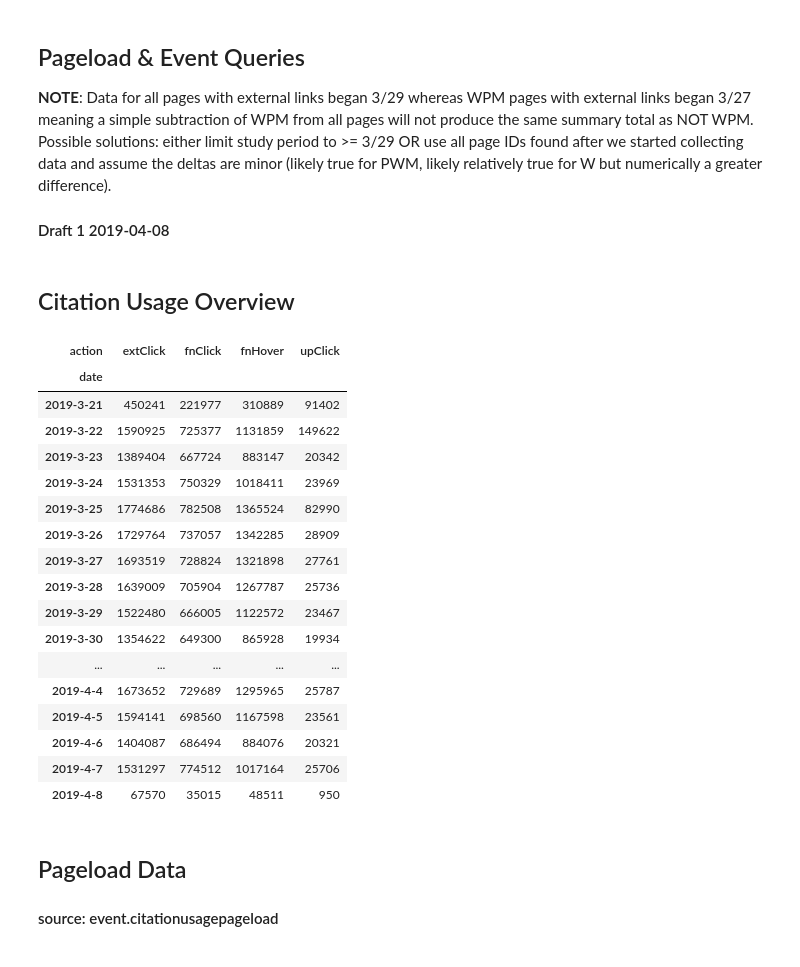
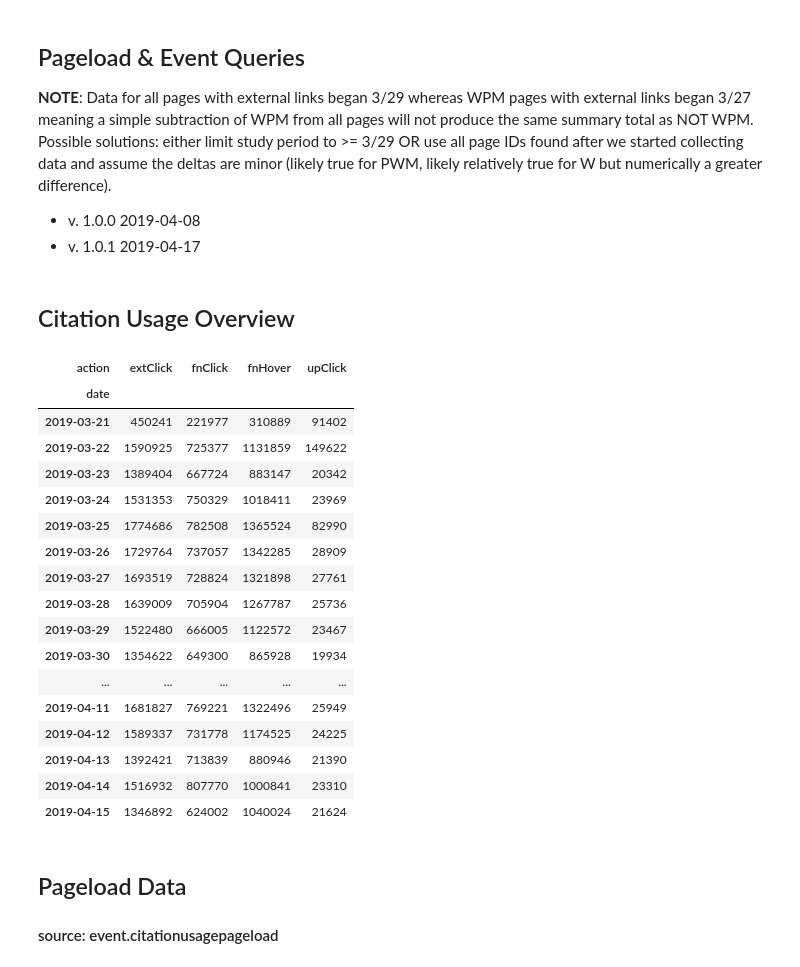
Before and after one commit to elifesciences-publications/wiki-citation-usage, a Jupyter notebook: pageload-event.ipynb, the cells around one changed output. Drawn from its saved outputs; the diff is of its cells as text; code cells hidden in the pictures.

```diff
--- a/pageload-event.ipynb
+++ b/pageload-event.ipynb
@@ -1,7 +1,8 @@
 # %% [markdown]
 ## Pageload & Event Queries
 **NOTE**: Data for all pages with external links began 3/29 whereas WPM pages with external links began 3/27 meaning a simple subtraction of WPM from all pages will not produce the same summary total as NOT WPM. Possible solutions: either limit study period to >= 3/29 OR use all page IDs found after we started collecting data and assume the deltas are minor (likely true for PWM, likely relatively true for W but numerically a greater difference).
-#### Draft 1 2019-04-08
+- v. 1.0.0 2019-04-08
+- v. 1.0.1 2019-04-17
 # %%
 # basic setup
 # use PySpark YARN kernel
@@ -26,52 +22,56 @@ def daterange(start_date, end_date):
 # %%
+# required to iterate the range of dates
+def daterange(start_date, end_date):
+    for n in range(int ((end_date - start_date).days)):
+        yield start_date + timedelta(n)
+
 # set date ranges for all queries
 start_date = date(2019, 3, 21)
 end_date = date(2019, 4, 22)
+date_format = '%Y-%m-%d'
+start_date_string = start_date.strftime(date_format)
+end_date_string = end_date.strftime(date_format)
 # %% [markdown]
 ## Citation Usage Overview
 # %%
 # show citationusage events by date and type
 
 events_query = """
-SELECT CONCAT(year, '-', month, '-', day) date, event.action, count(*) count
+SELECT to_date(dt) date, event.action, COUNT(*) count
 FROM event.citationusage
 WHERE wiki = 'enwiki'
-AND day = {}
-AND month = {}
-AND year = {}
+AND to_date(dt) >= '{}'
+AND to_date(dt) <= '{}'
 AND useragent.is_bot = FALSE
-GROUP BY year, month, day, event.action
-ORDER BY year, month, day
+GROUP BY to_date(dt), event.action
+ORDER BY to_date(dt)
 """
 
-events_rdd = sc.emptyRDD()
-for d in daterange(start_date, end_date):
-    daily_events = spark.sql(events_query.format(d.day, d.month, d.year))
-    events_rdd = events_rdd.union(daily_events.rdd)
-
-events_merged = sqlContext.createDataFrame(events_rdd)
-events = events_merged.toPandas()
+events = spark.sql(events_query.format(start_date_string, end_date_string))
+events_rdd = events.rdd
+events_df = sqlContext.createDataFrame(events_rdd)
+events_pandas = events_df.toPandas()
 # %%
-events.pivot(index='date', columns='action', values='count')
+events_pandas.pivot(index='date', columns='action', values='count')
 # %% [output]
 | action | extClick | fnClick | fnHover | upClick |
 | date |  |  |  |  |
-| 2019-3-21 | 450241 | 221977 | 310889 | 91402 |
-| 2019-3-22 | 1590925 | 725377 | 1131859 | 149622 |
-| 2019-3-23 | 1389404 | 667724 | 883147 | 20342 |
-| 2019-3-24 | 1531353 | 750329 | 1018411 | 23969 |
-| 2019-3-25 | 1774686 | 782508 | 1365524 | 82990 |
-| 2019-3-26 | 1729764 | 737057 | 1342285 | 28909 |
-| 2019-3-27 | 1693519 | 728824 | 1321898 | 27761 |
-| 2019-3-28 | 1639009 | 705904 | 1267787 | 25736 |
-| 2019-3-29 | 1522480 | 666005 | 1122572 | 23467 |
-| 2019-3-30 | 1354622 | 649300 | 865928 | 19934 |
+| 2019-03-21 | 450241 | 221977 | 310889 | 91402 |
+| 2019-03-22 | 1590925 | 725377 | 1131859 | 149622 |
+| 2019-03-23 | 1389404 | 667724 | 883147 | 20342 |
+| 2019-03-24 | 1531353 | 750329 | 1018411 | 23969 |
+| 2019-03-25 | 1774686 | 782508 | 1365524 | 82990 |
+| 2019-03-26 | 1729764 | 737057 | 1342285 | 28909 |
+| 2019-03-27 | 1693519 | 728824 | 1321898 | 27761 |
+| 2019-03-28 | 1639009 | 705904 | 1267787 | 25736 |
+| 2019-03-29 | 1522480 | 666005 | 1122572 | 23467 |
+| 2019-03-30 | 1354622 | 649300 | 865928 | 19934 |
 | ... | ... | ... | ... | ... |
-| 2019-4-4 | 1673652 | 729689 | 1295965 | 25787 |
-| 2019-4-5 | 1594141 | 698560 | 1167598 | 23561 |
-| 2019-4-6 | 1404087 | 686494 | 884076 | 20321 |
-| 2019-4-7 | 1531297 | 774512 | 1017164 | 25706 |
-| 2019-4-8 | 67570 | 35015 | 48511 | 950 |
+| 2019-04-11 | 1681827 | 769221 | 1322496 | 25949 |
+| 2019-04-12 | 1589337 | 731778 | 1174525 | 24225 |
+| 2019-04-13 | 1392421 | 713839 | 880946 | 21390 |
+| 2019-04-14 | 1516932 | 807770 | 1000841 | 23310 |
+| 2019-04-15 | 1346892 | 624002 | 1040024 | 21624 |
 # %% [markdown]
 ## Pageload Data
 #### source: event.citationusagepageload
```
Also changed, not shown: parts of 34 cells of this notebook.
